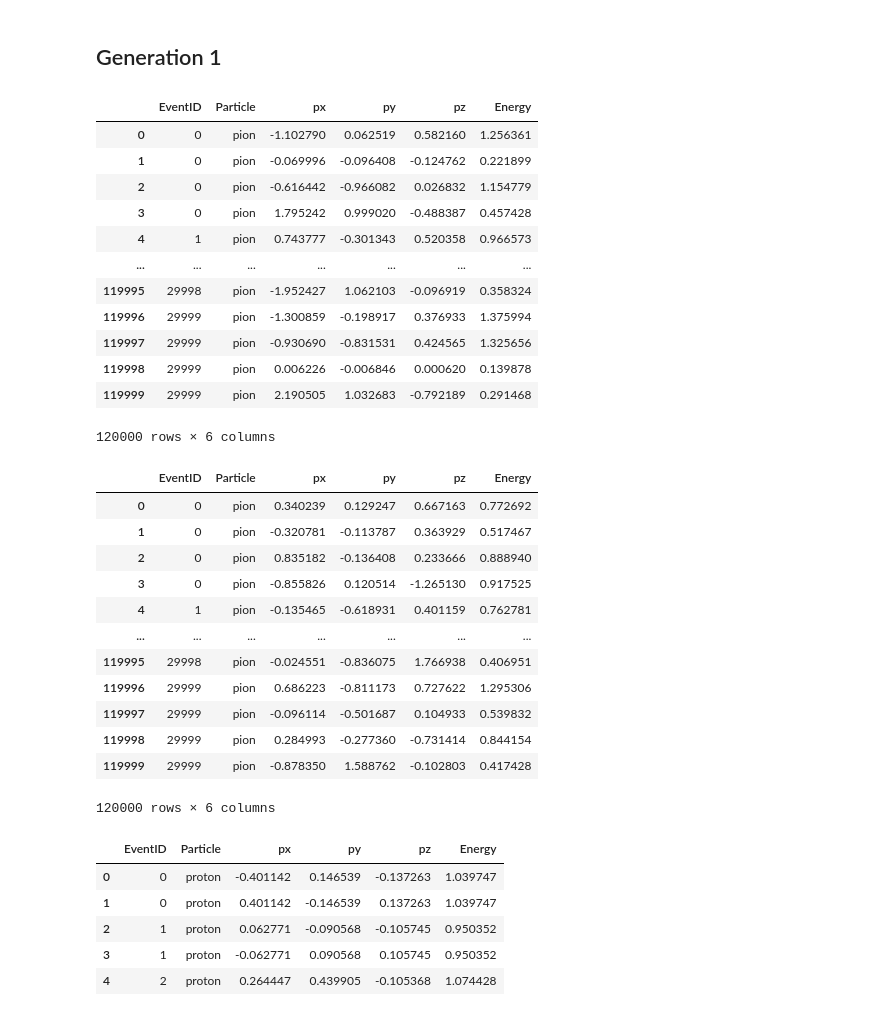
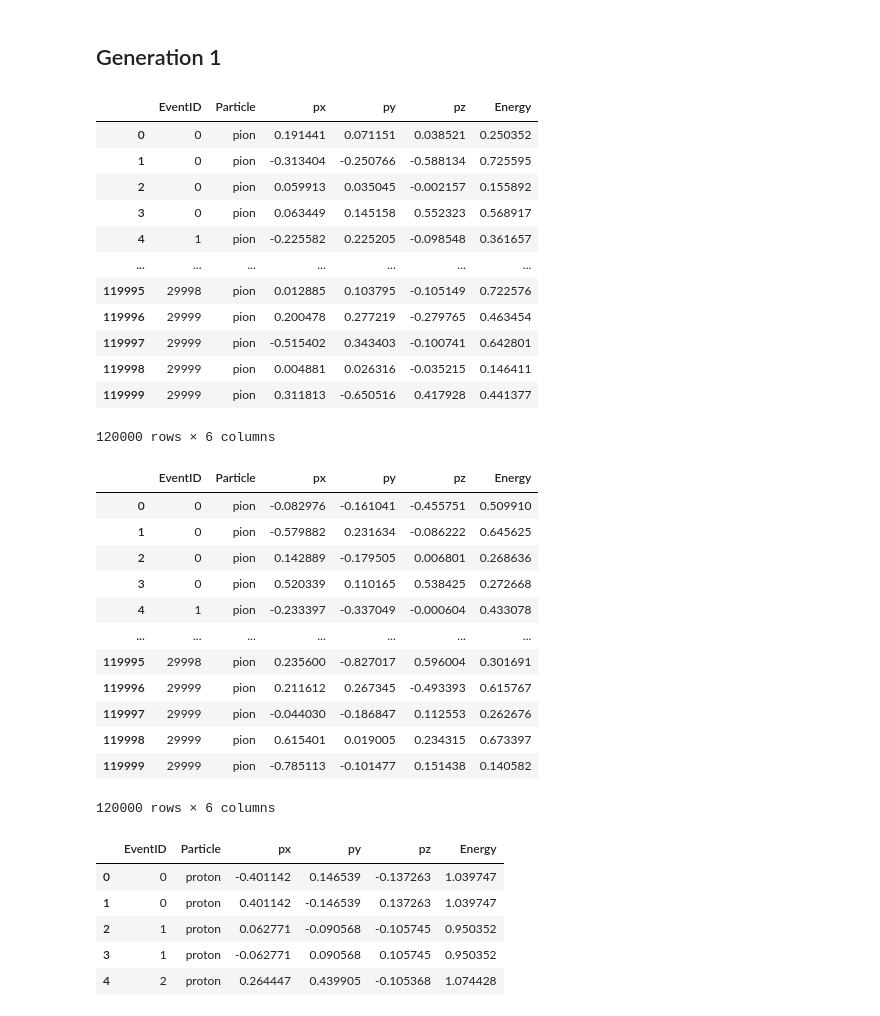
Before and after one commit to brianna5380/Anomalous-Particle-Detection, a Jupyter notebook: final_generator.ipynb, the cells around one changed output. Cells and saved outputs as stored; diff of their text form; code cells hidden in the pictures.

```diff
--- a/final_generator.ipynb
+++ b/final_generator.ipynb
@@ -2272,45 +2280,45 @@ data_for_jpsi_four_pions_gen1 = []
 jpsi_four_pions_events = generate_jpsi_four_pions(n_jpsi_4pi)
 for event_id, event in enumerate(jpsi_four_pions_events):
     pion1_p_lab_smeared, pion2_p_lab_smeared, pion3_p, pion4_p, p1_E, p2_E, p3_E, p4_E = event
     data_for_jpsi_four_pions_gen1.append({"EventID": event_id, "Particle": "pion", "px": pion1_p_lab_smeared[0], "py": pion1_p_lab_smeared[1], "pz": pion1_p_lab_smeared[2], "Energy": p1_E})
     data_for_jpsi_four_pions_gen1.append({"EventID": event_id, "Particle": "pion", "px": pion2_p_lab_smeared[0], "py": pion2_p_lab_smeared[1], "pz": pion2_p_lab_smeared[2], "Energy": p2_E})
     data_for_jpsi_four_pions_gen1.append({"EventID": event_id, "Particle": "pion", "px": pion3_p[0], "py": pion3_p[1], "pz": pion3_p[2], "Energy": p3_E})
     data_for_jpsi_four_pions_gen1.append({"EventID": event_id, "Particle": "pion", "px": pion4_p[0], "py": pion4_p[1], "pz": pion4_p[2], "Energy": p4_E})
 df_jpsi_four_pions_gen1 = pd.DataFrame(data_for_jpsi_four_pions_gen1)
 
 data_for_rho_gen1= []
 rho_events = generate_rhoprime_events(n_training)
 for event_id, event in enumerate(rho_events):
     pion1_p, pion2_p = event
     pion1_E = np.sqrt(np.linalg.norm(pion1_p)**2 + m_pion**2)
     pion2_E = np.sqrt(np.linalg.norm(pion2_p)**2 + m_pion**2)
     data_for_rho_gen1.append({"EventID": event_id, "Particle": "pion", "px": pion1_p[0], "py": pion1_p[1], "pz": pion1_p[2], "Energy": pion1_E})
     data_for_rho_gen1.append({"EventID": event_id, "Particle": "pion", "px": pion2_p[0], "py": pion2_p[1], "pz": pion2_p[2], "Energy": pion2_E})
 df_rho_gen1 = pd.DataFrame(data_for_rho_gen1)
 
 data_for_rho_four_pions_gen1 = []
-rho_four_pions_events = generate_jpsi_four_pions(n_training)
+rho_four_pions_events = generate_rho_four_pions(n_training)
 for event_id, event in enumerate(rho_four_pions_events):
     pion1_p_lab_smeared, pion2_p_lab_smeared, pion3_p, pion4_p, p1_E, p2_E, p3_E, p4_E = event
     data_for_rho_four_pions_gen1.append({"EventID": event_id, "Particle": "pion", "px": pion1_p_lab_smeared[0], "py": pion1_p_lab_smeared[1], "pz": pion1_p_lab_smeared[2], "Energy": p1_E})
     data_for_rho_four_pions_gen1.append({"EventID": event_id, "Particle": "pion", "px": pion2_p_lab_smeared[0], "py": pion2_p_lab_smeared[1], "pz": pion2_p_lab_smeared[2], "Energy": p2_E})
     data_for_rho_four_pions_gen1.append({"EventID": event_id, "Particle": "pion", "px": pion3_p[0], "py": pion3_p[1], "pz": pion3_p[2], "Energy": p3_E})
     data_for_rho_four_pions_gen1.append({"EventID": event_id, "Particle": "pion", "px": pion4_p[0], "py": pion4_p[1], "pz": pion4_p[2], "Energy": p4_E})
 df_rho_four_pions_gen1 = pd.DataFrame(data_for_rho_four_pions_gen1)
 df_rho_four_pions_gen1
 # %% [output]
 |  | EventID | Particle | px | py | pz | Energy |
-| 0 | 0 | pion | -1.102790 | 0.062519 | 0.582160 | 1.256361 |
-| 1 | 0 | pion | -0.069996 | -0.096408 | -0.124762 | 0.221899 |
-| 2 | 0 | pion | -0.616442 | -0.966082 | 0.026832 | 1.154779 |
-| 3 | 0 | pion | 1.795242 | 0.999020 | -0.488387 | 0.457428 |
-| 4 | 1 | pion | 0.743777 | -0.301343 | 0.520358 | 0.966573 |
+| 0 | 0 | pion | 0.191441 | 0.071151 | 0.038521 | 0.250352 |
+| 1 | 0 | pion | -0.313404 | -0.250766 | -0.588134 | 0.725595 |
+| 2 | 0 | pion | 0.059913 | 0.035045 | -0.002157 | 0.155892 |
+| 3 | 0 | pion | 0.063449 | 0.145158 | 0.552323 | 0.568917 |
+| 4 | 1 | pion | -0.225582 | 0.225205 | -0.098548 | 0.361657 |
 | ... | ... | ... | ... | ... | ... | ... |
-| 119995 | 29998 | pion | -1.952427 | 1.062103 | -0.096919 | 0.358324 |
-| 119996 | 29999 | pion | -1.300859 | -0.198917 | 0.376933 | 1.375994 |
-| 119997 | 29999 | pion | -0.930690 | -0.831531 | 0.424565 | 1.325656 |
-| 119998 | 29999 | pion | 0.006226 | -0.006846 | 0.000620 | 0.139878 |
-| 119999 | 29999 | pion | 2.190505 | 1.032683 | -0.792189 | 0.291468 |
+| 119995 | 29998 | pion | 0.012885 | 0.103795 | -0.105149 | 0.722576 |
+| 119996 | 29999 | pion | 0.200478 | 0.277219 | -0.279765 | 0.463454 |
+| 119997 | 29999 | pion | -0.515402 | 0.343403 | -0.100741 | 0.642801 |
+| 119998 | 29999 | pion | 0.004881 | 0.026316 | -0.035215 | 0.146411 |
+| 119999 | 29999 | pion | 0.311813 | -0.650516 | 0.417928 | 0.441377 |
 120000 rows × 6 columns
 # %%
 training_data_for_pp_muons_gen1 = []
@@ -2416,7 +2424,7 @@ training_df_rho_gen1 = pd.DataFrame(training_data_for_rho_gen1)
 training_df_rho_gen1
 
 training_data_for_rho_four_pions_gen1 = []
-training_rho_four_pions_events = generate_jpsi_four_pions(n_training)
+training_rho_four_pions_events = generate_rho_four_pions(n_training)
 for event_id, event in enumerate(training_rho_four_pions_events):
     pion1_p_lab_smeared, pion2_p_lab_smeared, pion3_p, pion4_p, p1_E, p2_E, p3_E, p4_E = event
     training_data_for_rho_four_pions_gen1.append({"EventID": event_id, "Particle": "pion", "px": pion1_p_lab_smeared[0], "py": pion1_p_lab_smeared[1], "pz": pion1_p_lab_smeared[2], "Energy": p1_E})
@@ -2427,17 +2435,17 @@ training_df_rho_four_pions_gen1 = pd.DataFrame(training_data_for_rho_four_pions_
 training_df_rho_four_pions_gen1
 # %% [output]
 |  | EventID | Particle | px | py | pz | Energy |
-| 0 | 0 | pion | 0.340239 | 0.129247 | 0.667163 | 0.772692 |
-| 1 | 0 | pion | -0.320781 | -0.113787 | 0.363929 | 0.517467 |
-| 2 | 0 | pion | 0.835182 | -0.136408 | 0.233666 | 0.888940 |
-| 3 | 0 | pion | -0.855826 | 0.120514 | -1.265130 | 0.917525 |
-| 4 | 1 | pion | -0.135465 | -0.618931 | 0.401159 | 0.762781 |
+| 0 | 0 | pion | -0.082976 | -0.161041 | -0.455751 | 0.509910 |
+| 1 | 0 | pion | -0.579882 | 0.231634 | -0.086222 | 0.645625 |
+| 2 | 0 | pion | 0.142889 | -0.179505 | 0.006801 | 0.268636 |
+| 3 | 0 | pion | 0.520339 | 0.110165 | 0.538425 | 0.272668 |
+| 4 | 1 | pion | -0.233397 | -0.337049 | -0.000604 | 0.433078 |
 | ... | ... | ... | ... | ... | ... | ... |
-| 119995 | 29998 | pion | -0.024551 | -0.836075 | 1.766938 | 0.406951 |
-| 119996 | 29999 | pion | 0.686223 | -0.811173 | 0.727622 | 1.295306 |
-| 119997 | 29999 | pion | -0.096114 | -0.501687 | 0.104933 | 0.539832 |
-| 119998 | 29999 | pion | 0.284993 | -0.277360 | -0.731414 | 0.844154 |
-| 119999 | 29999 | pion | -0.878350 | 1.588762 | -0.102803 | 0.417428 |
+| 119995 | 29998 | pion | 0.235600 | -0.827017 | 0.596004 | 0.301691 |
+| 119996 | 29999 | pion | 0.211612 | 0.267345 | -0.493393 | 0.615767 |
+| 119997 | 29999 | pion | -0.044030 | -0.186847 | 0.112553 | 0.262676 |
+| 119998 | 29999 | pion | 0.615401 | 0.019005 | 0.234315 | 0.673397 |
+| 119999 | 29999 | pion | -0.785113 | -0.101477 | 0.151438 | 0.140582 |
 120000 rows × 6 columns
 # %%
 df_pp_protons_gen1.head()
```
Also changed, not shown: parts of 17 cells of this notebook, 2 other files.
